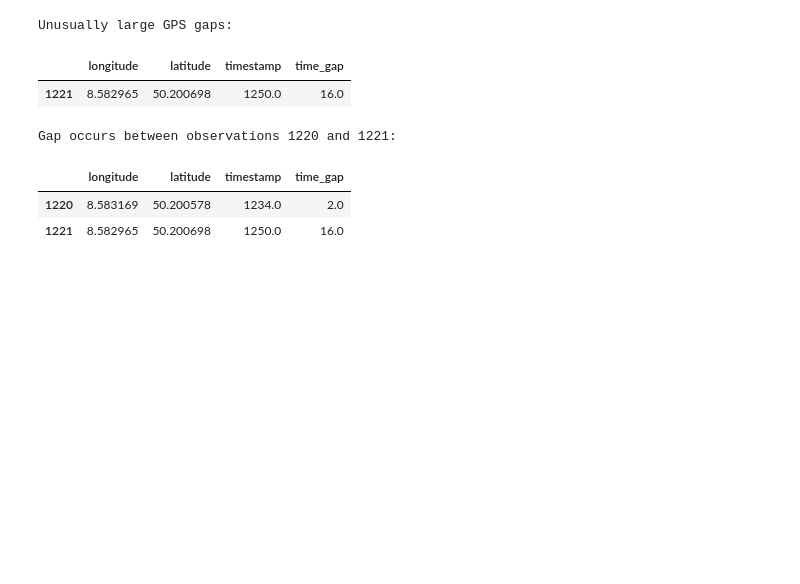
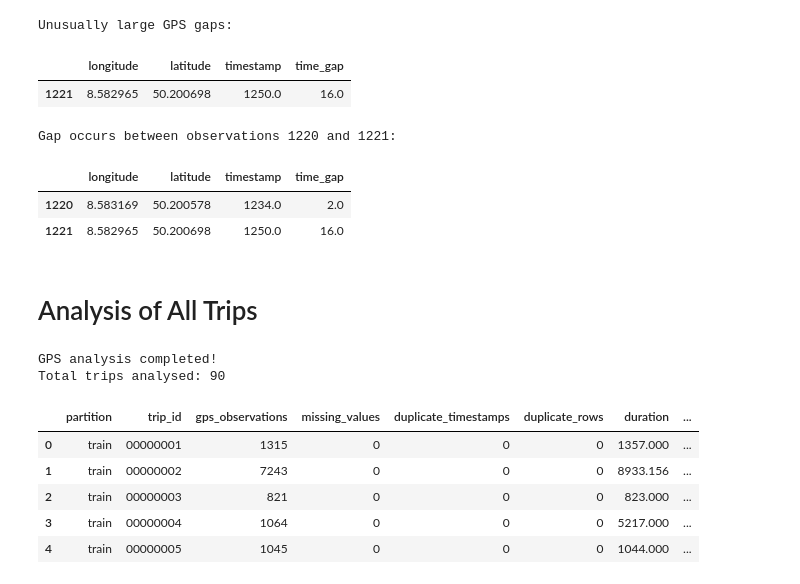
Before and after one commit to idwmu/ML-18_11-E-7, a Jupyter notebook: data_processing/eda.ipynb, the cells around one changed output. Saved outputs shown, nothing was run; the diff lists cells and outputs as text; code cells hidden in the pictures; blank space fills up the shorter version.

```diff
--- a/data_processing/eda.ipynb
+++ b/data_processing/eda.ipynb
@@ -246,3 +246,73 @@ Gap occurs between observations 1220 and 1221:
 |  | longitude | latitude | timestamp | time_gap |
 | 1220 | 8.583169 | 50.200578 | 1234.0 | 2.0 |
 | 1221 | 8.582965 | 50.200698 | 1250.0 | 16.0 |
+# %% [markdown]
+# Analysis of All Trips
+# %%
+# analyise all trips
+
+def analyse_track(trip_path, partition):
+
+    trip_id = trip_path.name
+    track_file = trip_path / f"{trip_id}.track"
+
+    track_data = pd.read_csv(
+        track_file,
+        sep=r"\s+",
+        header=None,
+        names=["longitude", "latitude", "timestamp"]
+    )
+
+    gaps = track_data["timestamp"].diff().dropna()
+
+    return {
+        "partition": partition,
+        "trip_id": trip_id,
+        "gps_observations": len(track_data),
+
+        "missing_values": track_data.isnull().sum().sum(),
+        "duplicate_timestamps": track_data["timestamp"].duplicated().sum(),
+        "duplicate_rows": track_data.duplicated().sum(),
+
+        "duration": (
+            track_data["timestamp"].iloc[-1]
+            - track_data["timestamp"].iloc[0]
+            if len(track_data) > 1 else 0
+        ),
+
+        "mean_gap": gaps.mean(),
+        "median_gap": gaps.median(),
+        "max_gap": gaps.max(),
+
+        "gaps_over_5_seconds": (gaps > 5).sum(),
+        "non_positive_gaps": (gaps <= 0).sum()
+    }
+
+
+# Analyse all training trips
+all_results = []
+
+for trip in train_trips:
+    all_results.append(analyse_track(trip, "train"))
+
+# Analyse all student-test trips
+for trip in test_trips:
+    all_results.append(analyse_track(trip, "student_test"))
+
+
+# Convert results into a DataFrame
+df_gps = pd.DataFrame(all_results)
+
+print("GPS analysis completed!")
+print("Total trips analysed:", len(df_gps))
+
+display(df_gps.head())
+# %% [output]
+GPS analysis completed!
+Total trips analysed: 90
+|  | partition | trip_id | gps_observations | missing_values | duplicate_timestamps | duplicate_rows | duration | ... |
+| 0 | train | 00000001 | 1315 | 0 | 0 | 0 | 1357.000 | ... |
+| 1 | train | 00000002 | 7243 | 0 | 0 | 0 | 8933.156 | ... |
+| 2 | train | 00000003 | 821 | 0 | 0 | 0 | 823.000 | ... |
+| 3 | train | 00000004 | 1064 | 0 | 0 | 0 | 5217.000 | ... |
+| 4 | train | 00000005 | 1045 | 0 | 0 | 0 | 1044.000 | ... |
```
Also changed, not shown: parts of 2 cells of this notebook, 2 other files.
